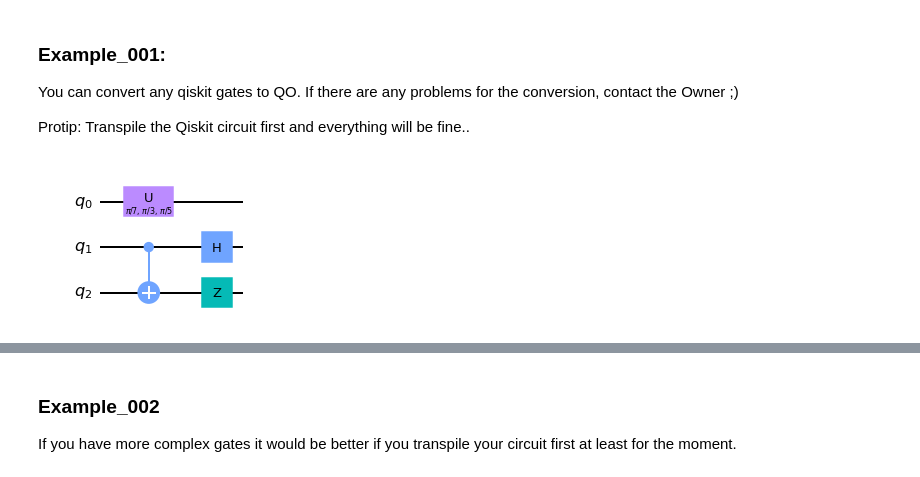
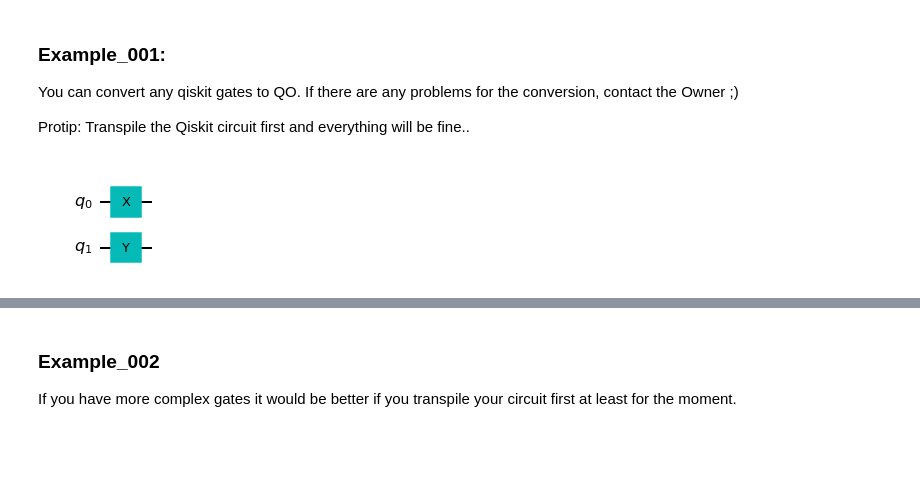
Before and after one commit to VoicuTomut/Qsiris-Quantum-Odyssey-and-Qiskit, a Jupyter notebook: example_qiskit_to_odyssey.ipynb, the cells around one changed output, grey strips where cells are left out. Drawn from its saved outputs; the diff is of its cells as text; code cells hidden in the pictures; blank space fills up the shorter version.

```diff
--- a/example_qiskit_to_odyssey.ipynb
+++ b/example_qiskit_to_odyssey.ipynb
@@ -21,20 +39,18 @@ Protip: Transpile the Qiskit circuit first and everything will be fine..
 # %%
 #Add here any Qiskit gates you'd like to be converted to Quantum Odyssey. What you see bellow is an example
 #You can change the QuantumRegister between 1 to 5 qubits.
-qreg_q = QuantumRegister(3,'q')
+qreg_q = QuantumRegister(2,'q')
 circuit = QuantumCircuit(qreg_q)
 
-circuit.cx(qreg_q[1],qreg_q[2])
 
 
-circuit.h(qreg_q[1])
-circuit.z(qreg_q[2])
-circuit.u(np.pi/7, np.pi/3, np.pi/5, qreg_q[0])
+circuit.x(qreg_q[0])
+circuit.y(qreg_q[1])
 
 
 circuit.draw('mpl')
 # %% [output]
-[figure, old version]
+[figure, new version]
 # %%
 # This creates the QO puzzle out of your Qiskit circuit.
 # You can save it in two ways: General (as an actual puzzle to be solved) or Editor (to just visualize it in QO).
```
Also changed, not shown: parts of 5 cells of this notebook, 6 other files.
